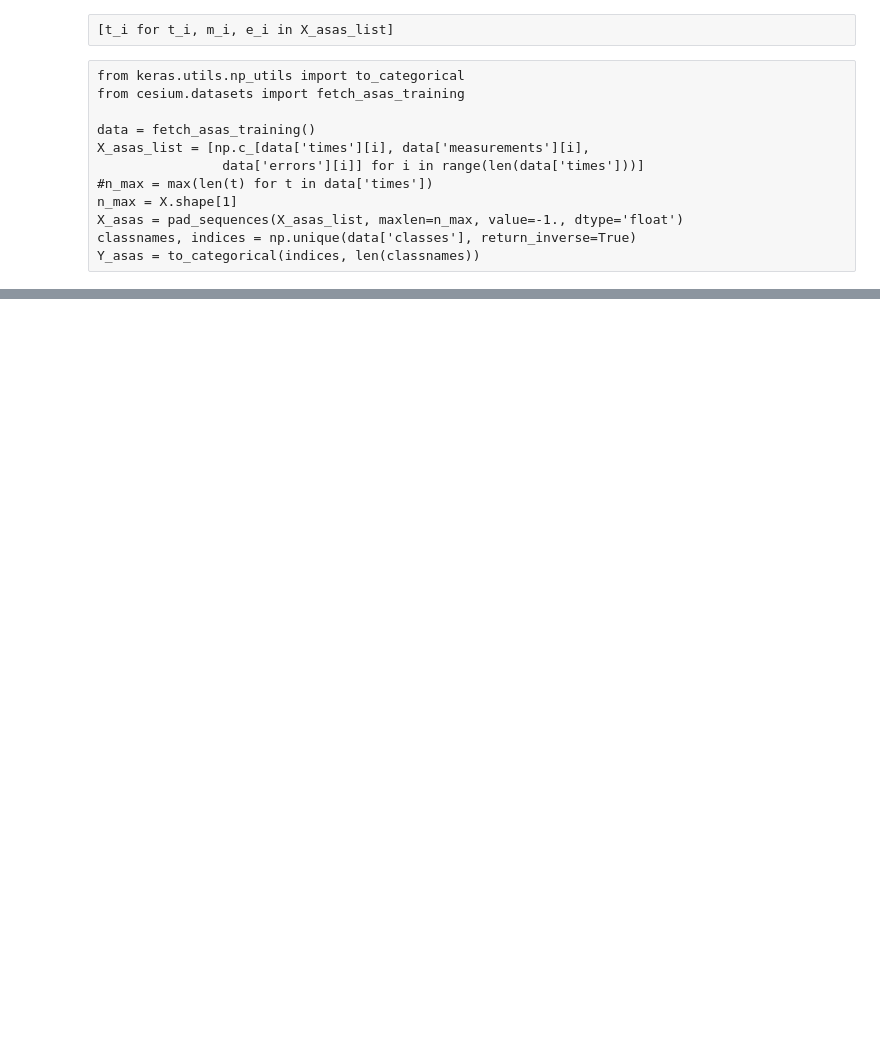
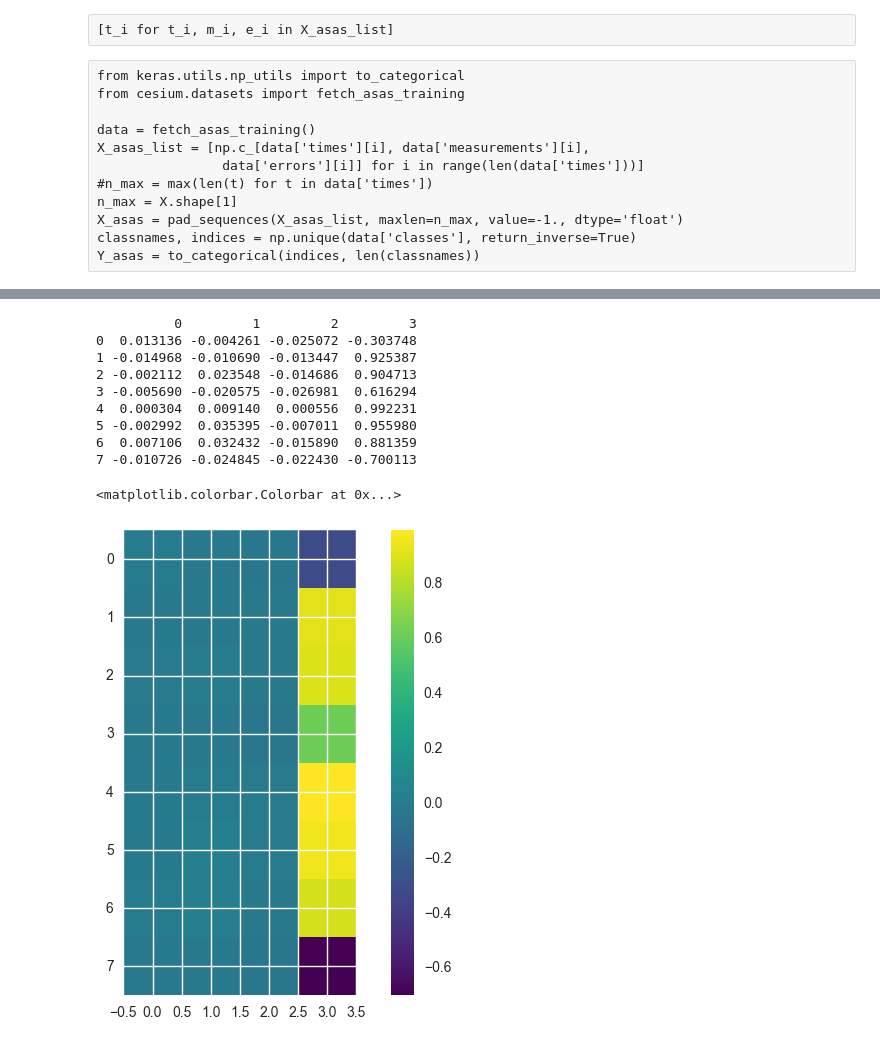
Before and after one commit to bnaul/timeflow, a Jupyter notebook: autoencoder.ipynb, the cells around one changed output, grey strips where cells are left out. Saved outputs shown, nothing was run; the diff lists cells and outputs as text; code cells hidden in the pictures; blank space fills up the shorter version.

```diff
--- a/autoencoder.ipynb
+++ b/autoencoder.ipynb
@@ -31,10 +37,11 @@ Y_asas = to_categorical(indices, len(classnames))
 # %%
 %%time
 if args.even:
-    encode = K.function([model.layers[0].input, model.layers[args.num_layers + 1].input], [model.layers[2].output])
-    encoding = encode([X[:5], X[:5, :, [0, 2]]])[0]
+    encode = K.function([model.layers[0].input], [model.layers[args.num_layers].output])
+    encoding, = encode([X[:]])
 else:
-    encode = K.function([model.layers[0].input, model.layers[args.num_layers + 1].input], [model.layers[2].output])
-    encoding = encode([X[:5], X[:5, :, [0, 2]]])[0]
+    encode = K.function([model.layers[0].input, model.layers[args.num_layers + 1].input],
+                        [model.layers[args.num_layers].output])
+    encoding, = encode([X[:], X[:, :, [0, 2]]])
 #   encoding_asas = encode([X_asas, X_asas[:, :, [0, 2]]])[0]
 # %% [output]
@@ -66,2 +82,19 @@ np.corrcoef(encoding, Y[:encoding.shape[0]], rowvar=0)[:6, 6:]
+# %%
+S = np.corrcoef(encoding, Y[:encoding.shape[0]], rowvar=0)[:8, 8:]
+print(pd.DataFrame(S))
+plt.imshow(S, cmap='viridis', interpolation='none')
+plt.colorbar()
+# %% [output]
+          0         1         2         3
+0  0.013136 -0.004261 -0.025072 -0.303748
+1 -0.014968 -0.010690 -0.013447  0.925387
+2 -0.002112  0.023548 -0.014686  0.904713
+3 -0.005690 -0.020575 -0.026981  0.616294
+4  0.000304  0.009140  0.000556  0.992231
+5 -0.002992  0.035395 -0.007011  0.955980
+6  0.007106  0.032432 -0.015890  0.881359
+7 -0.010726 -0.024845 -0.022430 -0.700113
+<matplotlib.colorbar.Colorbar at 0x...>
+[figure, added]
 # %%
 sns.jointplot(encoding[:, 5], Y[:encoding.shape[0], 0], kind='hex')
```
Also changed, not shown: parts of 11 cells of this notebook, 2 other files.
